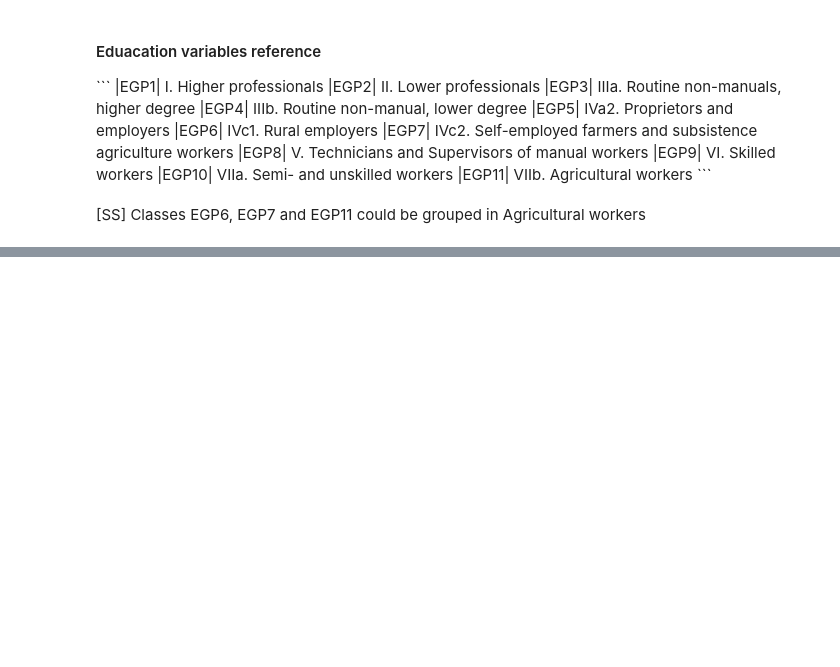
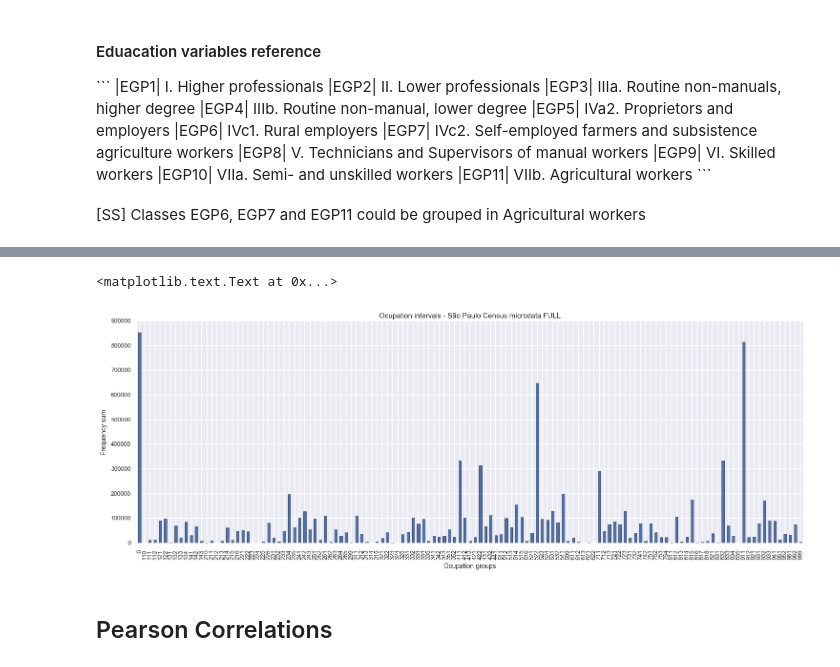
Before and after one commit to sandrofsousa/Resolution, a Jupyter notebook: Histograms - Sao Paulo.ipynb, the cells around one changed output, grey strips where cells are left out. Drawn from its saved outputs; the diff is of its cells as text; code cells hidden in the pictures; blank space fills up the shorter version.

```diff
--- a/Histograms - Sao Paulo.ipynb
+++ b/Histograms - Sao Paulo.ipynb
@@ -225,0 +323,18 @@ ocupation.sum().plot(kind='bar')
+# %%
+# plot income
+% matplotlib inline
+
+sns.set_style("darkgrid")
+sns.set_context("talk", font_scale=0.7, rc={"lines.linewidth": 1.5})
+plt.figure(facecolor="white", figsize=(18, 6), dpi=300)
+plt.ylabel('Frequency sum')
+plt.title('Ocupation intervals - São Paulo Census microdata FULL')
+plt.ticklabel_format(style='plain', axis='y')
+
+dfocc_group.loc[:,"0":"999"].sum().plot(kind='bar')
+plt.xlabel('Ocupation groups')
+# %% [output]
+<matplotlib.text.Text at 0x...>
+[figure, added]
+# %% [markdown]
+## Pearson Correlations
```
Also changed, not shown: parts of 38 cells of this notebook.
